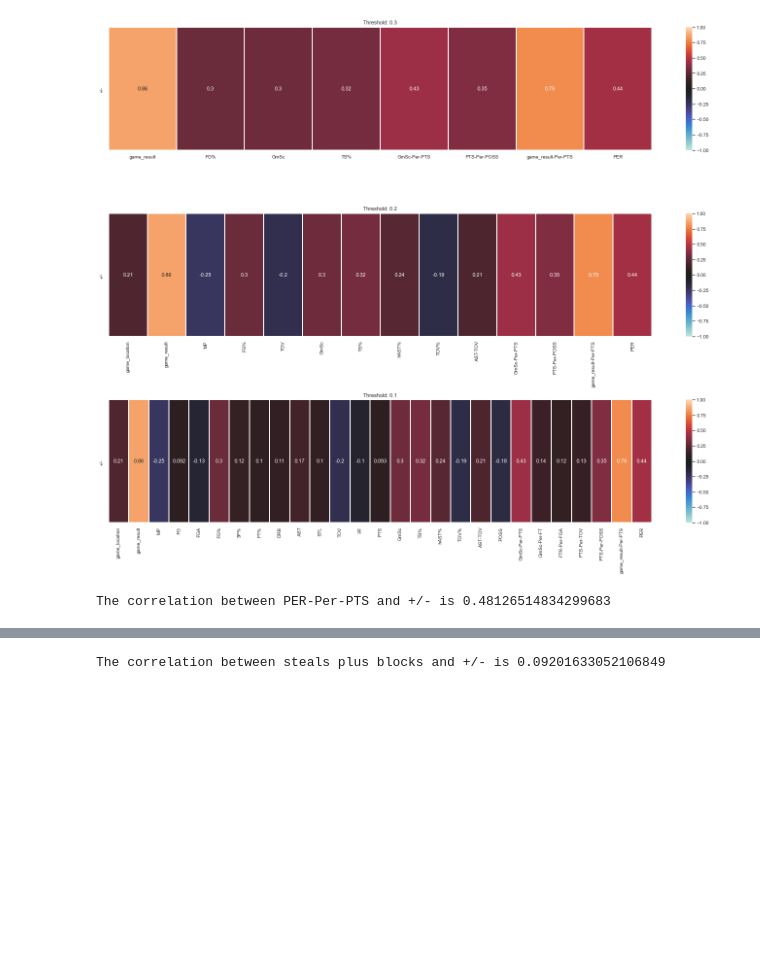
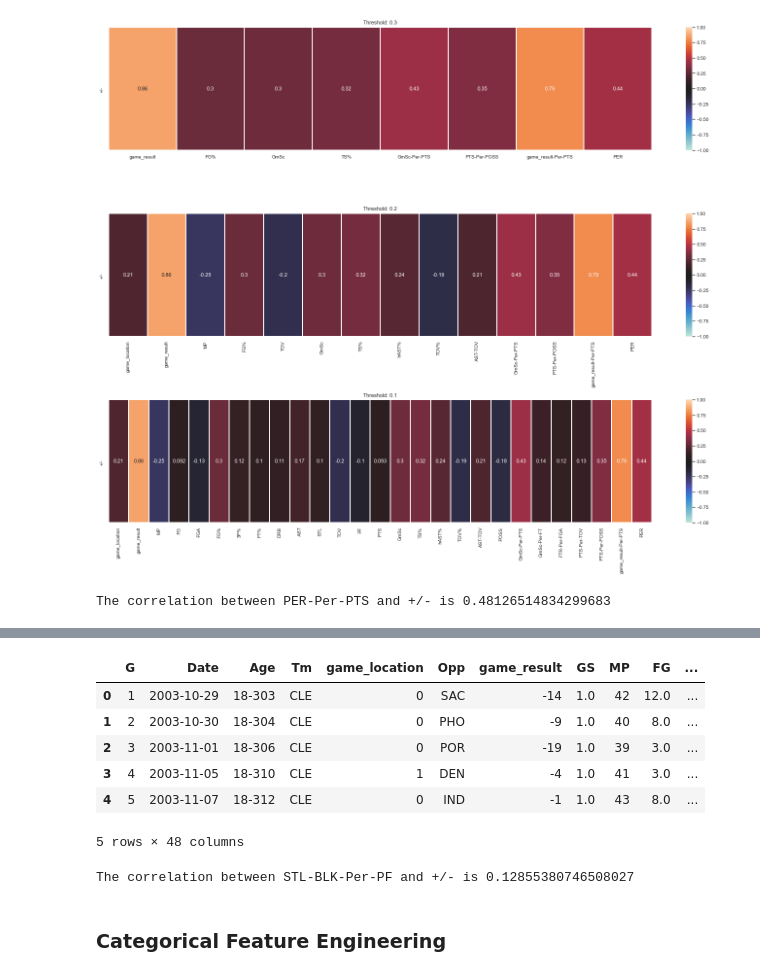
Before and after one commit to SarthakKamboj/Lebron-James-Efficiency-ML-Models, a Jupyter notebook: Feature Engineering.ipynb, the cells around one changed output, grey strips where cells are left out. Drawn from its saved outputs; the diff is of its cells as text; code cells hidden in the pictures; blank space fills up the shorter version.

```diff
--- a/Feature Engineering.ipynb
+++ b/Feature Engineering.ipynb
@@ -328,8 +330,19 @@ Index(['G', 'Date', 'Age', 'Tm', 'game_location', 'Opp', 'game_result', 'GS',
       dtype='object')
+# %%
+full_data.head()
+# %% [output]
+|  | G | Date | Age | Tm | game_location | Opp | game_result | GS | MP | FG | ... |
+| 0 | 1 | 2003-10-29 | 18-303 | CLE | 0 | SAC | -14 | 1.0 | 42 | 12.0 | ... |
+| 1 | 2 | 2003-10-30 | 18-304 | CLE | 0 | PHO | -9 | 1.0 | 40 | 8.0 | ... |
+| 2 | 3 | 2003-11-01 | 18-306 | CLE | 0 | POR | -19 | 1.0 | 39 | 3.0 | ... |
+| 3 | 4 | 2003-11-05 | 18-310 | CLE | 1 | DEN | -4 | 1.0 | 41 | 3.0 | ... |
+| 4 | 5 | 2003-11-07 | 18-312 | CLE | 0 | IND | -1 | 1.0 | 43 | 8.0 | ... |
+5 rows × 48 columns
 # %%
 full_data["STLS-and-BLKS"] = full_data["STL"] + full_data["BLK"]
-# %%
-stl_blk_corr = np.corrcoef(full_data["STLS-and-BLKS"],full_data["+/-"])[0,1]
-print(f"The correlation between steals plus blocks and +/- is {stl_blk_corr}")
-# %% [output]
-The correlation between steals plus blocks and +/- is 0.09201633052106849
+# %%
+get_ratios("STLS-and-BLKS", "TOV",full_data,new_col="STL-BLK-Per-PF",target="+/-")
+# %% [output]
+The correlation between STL-BLK-Per-PF and +/- is 0.12855380746508027
+# %% [markdown]
+<h3>Categorical Feature Engineering</h3>
```
Also changed, not shown: parts of 39 cells of this notebook.
